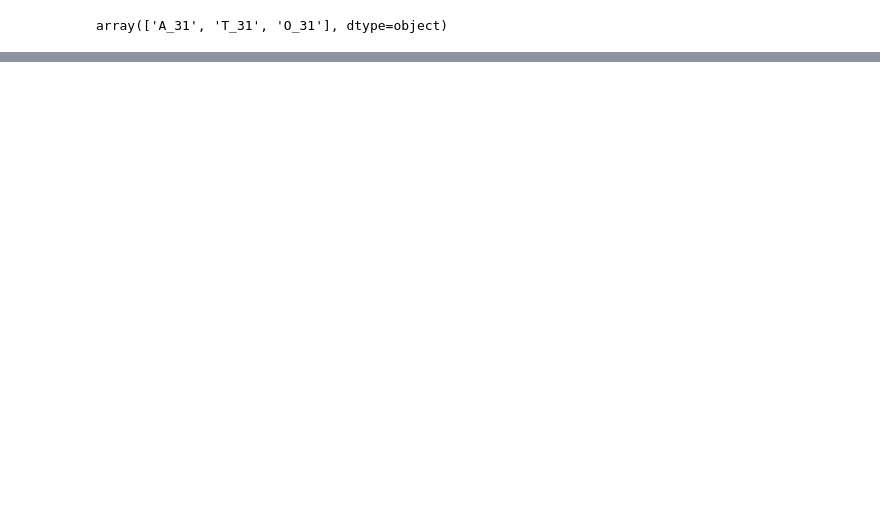
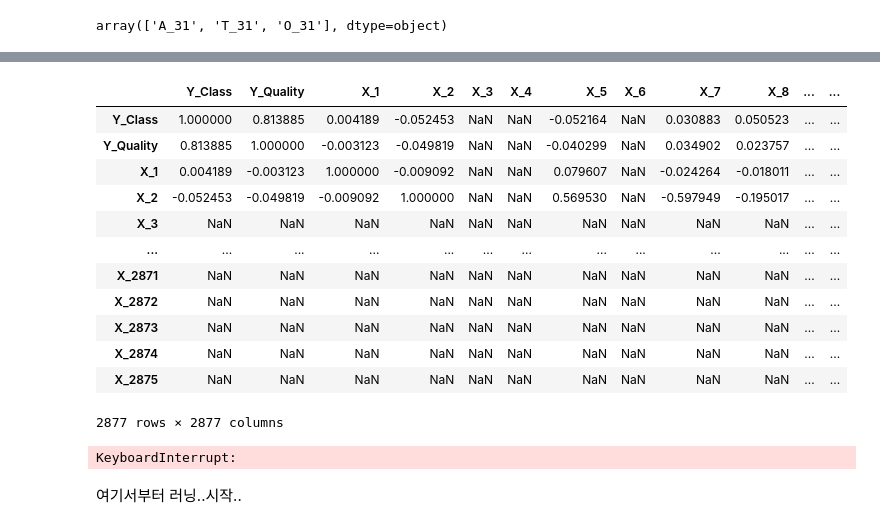
Before and after one commit to ffe4el/MLDL, a Jupyter notebook: Aimers hackerton/Aimers pre.ipynb, the cells around one changed output, grey strips where cells are left out. Cells and saved outputs as stored; diff of their text form; code cells hidden in the pictures; blank space fills up the shorter version.

```diff
--- a/Aimers hackerton/Aimers pre.ipynb
+++ b/Aimers hackerton/Aimers pre.ipynb
@@ -172,0 +201,23 @@ plt.show()
+# %%
+tr.corr()
+# %% [output]
+|  | Y_Class | Y_Quality | X_1 | X_2 | X_3 | X_4 | X_5 | X_6 | X_7 | X_8 | ... | ... |
+| Y_Class | 1.000000 | 0.813885 | 0.004189 | -0.052453 | NaN | NaN | -0.052164 | NaN | 0.030883 | 0.050523 | ... | ... |
+| Y_Quality | 0.813885 | 1.000000 | -0.003123 | -0.049819 | NaN | NaN | -0.040299 | NaN | 0.034902 | 0.023757 | ... | ... |
+| X_1 | 0.004189 | -0.003123 | 1.000000 | -0.009092 | NaN | NaN | 0.079607 | NaN | -0.024264 | -0.018011 | ... | ... |
+| X_2 | -0.052453 | -0.049819 | -0.009092 | 1.000000 | NaN | NaN | 0.569530 | NaN | -0.597949 | -0.195017 | ... | ... |
+| X_3 | NaN | NaN | NaN | NaN | NaN | NaN | NaN | NaN | NaN | NaN | ... | ... |
+| ... | ... | ... | ... | ... | ... | ... | ... | ... | ... | ... | ... | ... |
+| X_2871 | NaN | NaN | NaN | NaN | NaN | NaN | NaN | NaN | NaN | NaN | ... | ... |
+| X_2872 | NaN | NaN | NaN | NaN | NaN | NaN | NaN | NaN | NaN | NaN | ... | ... |
+| X_2873 | NaN | NaN | NaN | NaN | NaN | NaN | NaN | NaN | NaN | NaN | ... | ... |
+| X_2874 | NaN | NaN | NaN | NaN | NaN | NaN | NaN | NaN | NaN | NaN | ... | ... |
+| X_2875 | NaN | NaN | NaN | NaN | NaN | NaN | NaN | NaN | NaN | NaN | ... | ... |
+2877 rows × 2877 columns
+# %%
+sns.heatmap(tr.corr(), cmap="YlGnBu", annot = True)
+plt.show()
+# %% [output]
+KeyboardInterrupt:
+# %% [markdown]
+여기서부터 러닝..시작..
```
Also changed, not shown: parts of 8 cells of this notebook, 1 other file.
